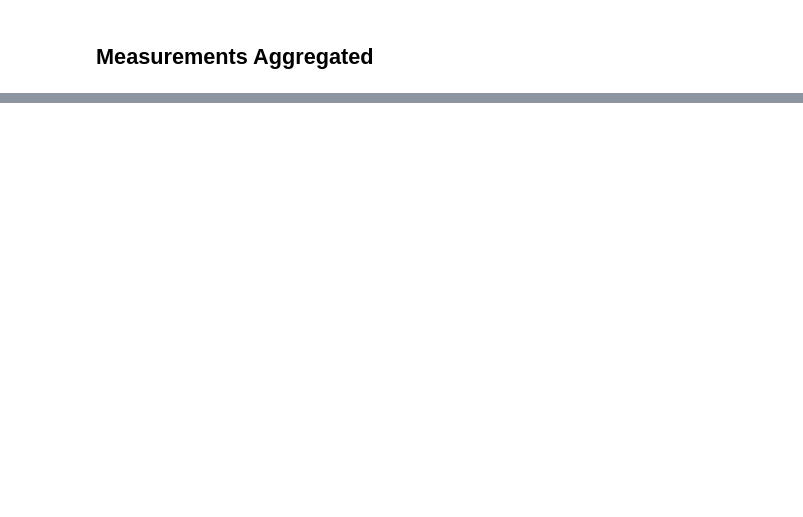
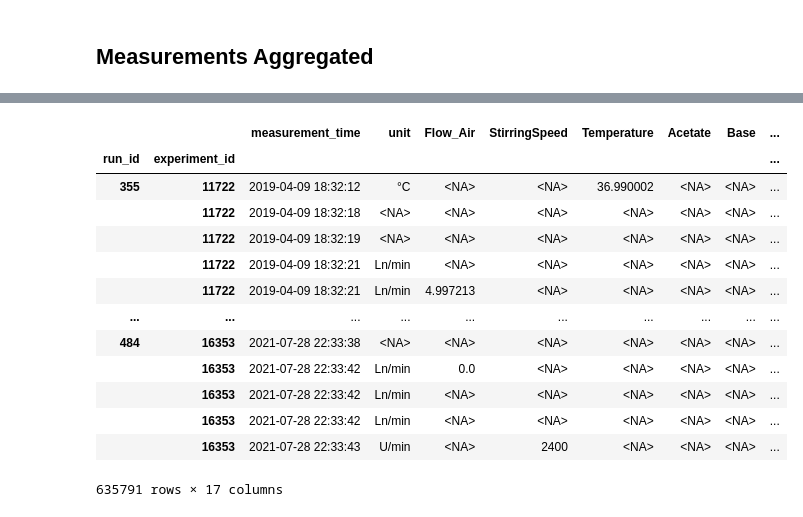
Before and after one commit to randolf-scholz/tsdm, a Jupyter notebook: dev/datasets/kiwi_experiments_and_run_355.ipynb, the cells around one changed output, grey strips where cells are left out. Cells and saved outputs as stored; diff of their text form; code cells hidden in the pictures; blank space fills up the shorter version.

```diff
--- a/dev/datasets/kiwi_experiments_and_run_355.ipynb
+++ b/dev/datasets/kiwi_experiments_and_run_355.ipynb
@@ -510,2 +716,11 @@ metadata = metadata.set_index(["run_id", "experiment_id"])
 # %% [markdown]
 ## Measurements Aggregated
+# %%
+table = aggregated = tables["measurements_aggregated"]
+runs = table["run_id"].dropna().unique()
+run_masks = [table["run_id"] == run for run in runs]
+
+table_columns = set(table.columns)
+useless_cols = get_useless_cols(table,run_masks)
+integer_cols = get_integer_cols(table)
+remaining_cols = table_columns - useless_cols
@@ -511,0 +811,21 @@ metadata = metadata.set_index(["run_id", "experiment_id"])
+# %%
+table["unit"] = table["unit"].replace(to_replace="-", value=pd.NA)
+# aggregated = aggregated.astype(aggregated_dtypes)
+# aggregated = aggregated.astype(aggregated_categoricals)
+table = table[selected_columns].astype(selected_columns)
+aggregated = table.set_index(["run_id", "experiment_id"])
+# %% [output]
+|  |  | measurement_time | unit | Flow_Air | StirringSpeed | Temperature | Acetate | Base | ... |
+| run_id | experiment_id |  |  |  |  |  |  |  | ... |
+| 355 | 11722 | 2019-04-09 18:32:12 | °C | <NA> | <NA> | 36.990002 | <NA> | <NA> | ... |
+|  | 11722 | 2019-04-09 18:32:18 | <NA> | <NA> | <NA> | <NA> | <NA> | <NA> | ... |
+|  | 11722 | 2019-04-09 18:32:19 | <NA> | <NA> | <NA> | <NA> | <NA> | <NA> | ... |
+|  | 11722 | 2019-04-09 18:32:21 | Ln/min | <NA> | <NA> | <NA> | <NA> | <NA> | ... |
+|  | 11722 | 2019-04-09 18:32:21 | Ln/min | 4.997213 | <NA> | <NA> | <NA> | <NA> | ... |
+| ... | ... | ... | ... | ... | ... | ... | ... | ... | ... |
+| 484 | 16353 | 2021-07-28 22:33:38 | <NA> | <NA> | <NA> | <NA> | <NA> | <NA> | ... |
+|  | 16353 | 2021-07-28 22:33:42 | Ln/min | 0.0 | <NA> | <NA> | <NA> | <NA> | ... |
+|  | 16353 | 2021-07-28 22:33:42 | Ln/min | <NA> | <NA> | <NA> | <NA> | <NA> | ... |
+|  | 16353 | 2021-07-28 22:33:42 | Ln/min | <NA> | <NA> | <NA> | <NA> | <NA> | ... |
+|  | 16353 | 2021-07-28 22:33:43 | U/min | <NA> | 2400 | <NA> | <NA> | <NA> | ... |
+635791 rows × 17 columns
```
Also changed, not shown: parts of 49 cells of this notebook, 4 other files.
